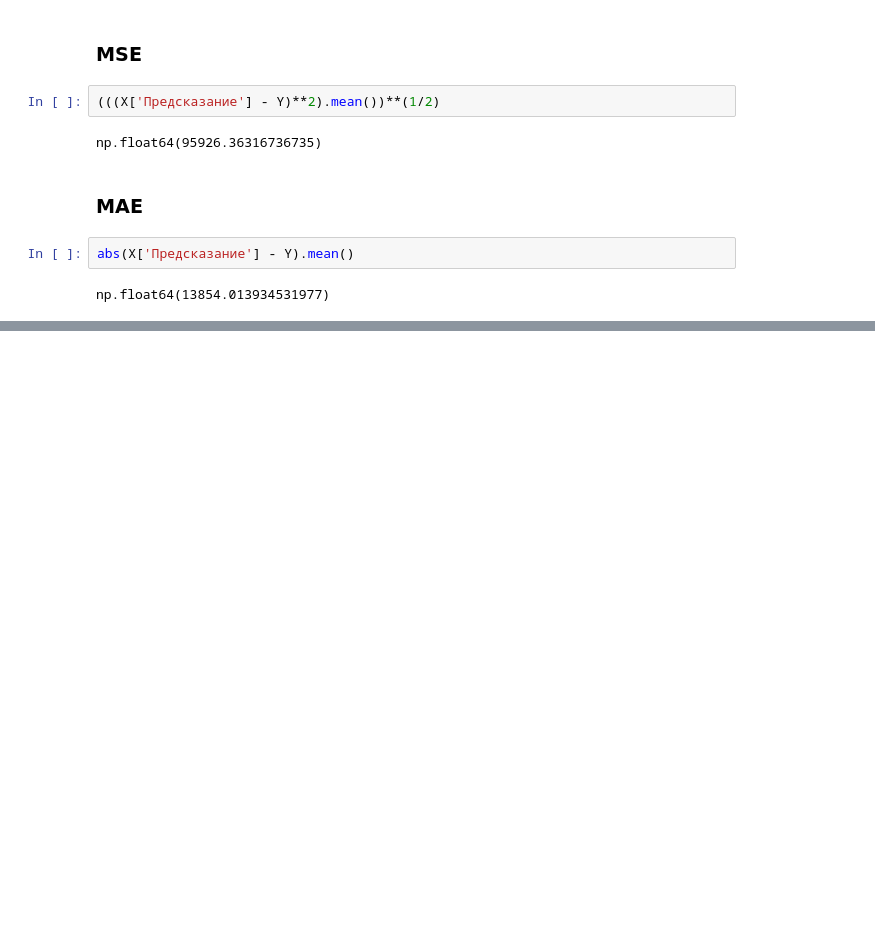
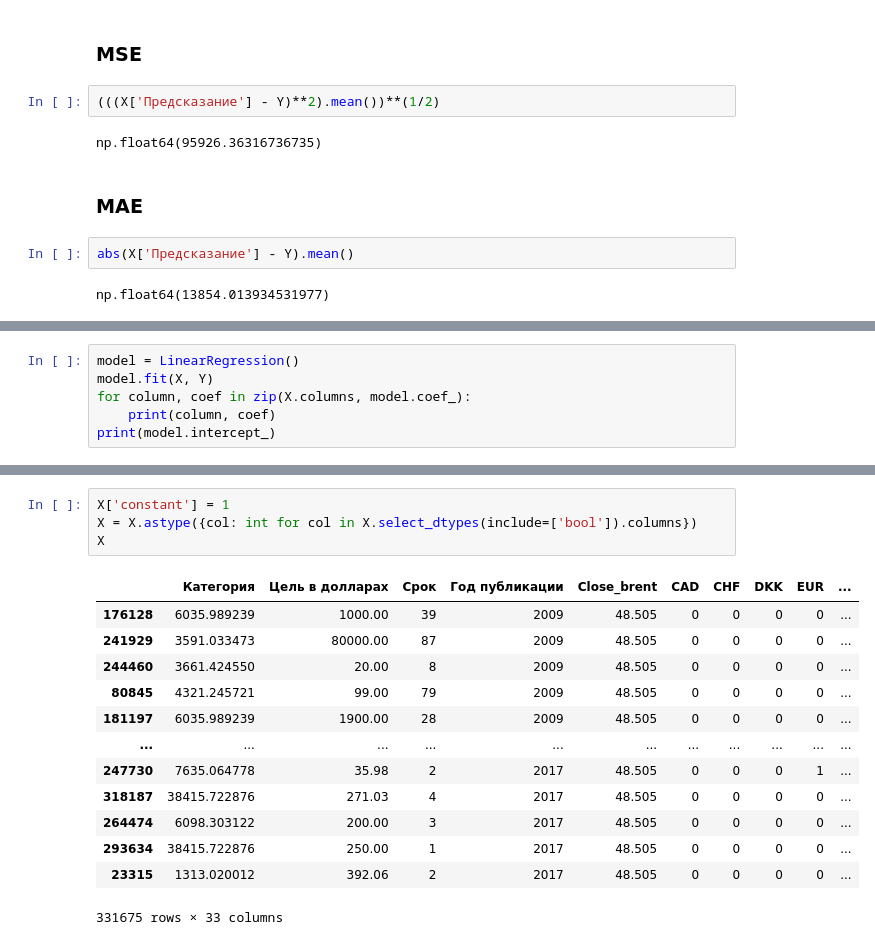
Before and after one commit to EgorSotn/Practice-ML, a Jupyter notebook: practice1.ipynb, the cells around one changed output, grey strips where cells are left out. Drawn from its saved outputs; the diff is of its cells as text; blank space fills up the shorter version.

```diff
--- a/practice1.ipynb
+++ b/practice1.ipynb
@@ -183,0 +188,6 @@ np.float64(13854.013934531977)
+# %%
+model = LinearRegression()
+model.fit(X, Y)
+for column, coef in zip(X.columns, model.coef_):
+    print(column, coef)
+print(model.intercept_)
@@ -183,0 +212,18 @@ np.float64(13854.013934531977)
+# %%
+X['constant'] = 1
+X = X.astype({col: int for col in X.select_dtypes(include=['bool']).columns})
+X
+# %% [output]
+|  | Категория | Цель в долларах | Срок | Год публикации | Close_brent | CAD | CHF | DKK | EUR | ... |
+| 176128 | 6035.989239 | 1000.00 | 39 | 2009 | 48.505 | 0 | 0 | 0 | 0 | ... |
+| 241929 | 3591.033473 | 80000.00 | 87 | 2009 | 48.505 | 0 | 0 | 0 | 0 | ... |
+| 244460 | 3661.424550 | 20.00 | 8 | 2009 | 48.505 | 0 | 0 | 0 | 0 | ... |
+| 80845 | 4321.245721 | 99.00 | 79 | 2009 | 48.505 | 0 | 0 | 0 | 0 | ... |
+| 181197 | 6035.989239 | 1900.00 | 28 | 2009 | 48.505 | 0 | 0 | 0 | 0 | ... |
+| ... | ... | ... | ... | ... | ... | ... | ... | ... | ... | ... |
+| 247730 | 7635.064778 | 35.98 | 2 | 2017 | 48.505 | 0 | 0 | 0 | 1 | ... |
+| 318187 | 38415.722876 | 271.03 | 4 | 2017 | 48.505 | 0 | 0 | 0 | 0 | ... |
+| 264474 | 6098.303122 | 200.00 | 3 | 2017 | 48.505 | 0 | 0 | 0 | 0 | ... |
+| 293634 | 38415.722876 | 250.00 | 1 | 2017 | 48.505 | 0 | 0 | 0 | 0 | ... |
+| 23315 | 1313.020012 | 392.06 | 2 | 2017 | 48.505 | 0 | 0 | 0 | 0 | ... |
+331675 rows × 33 columns
```
Also changed, not shown: parts of 5 cells of this notebook, 2 other files.
